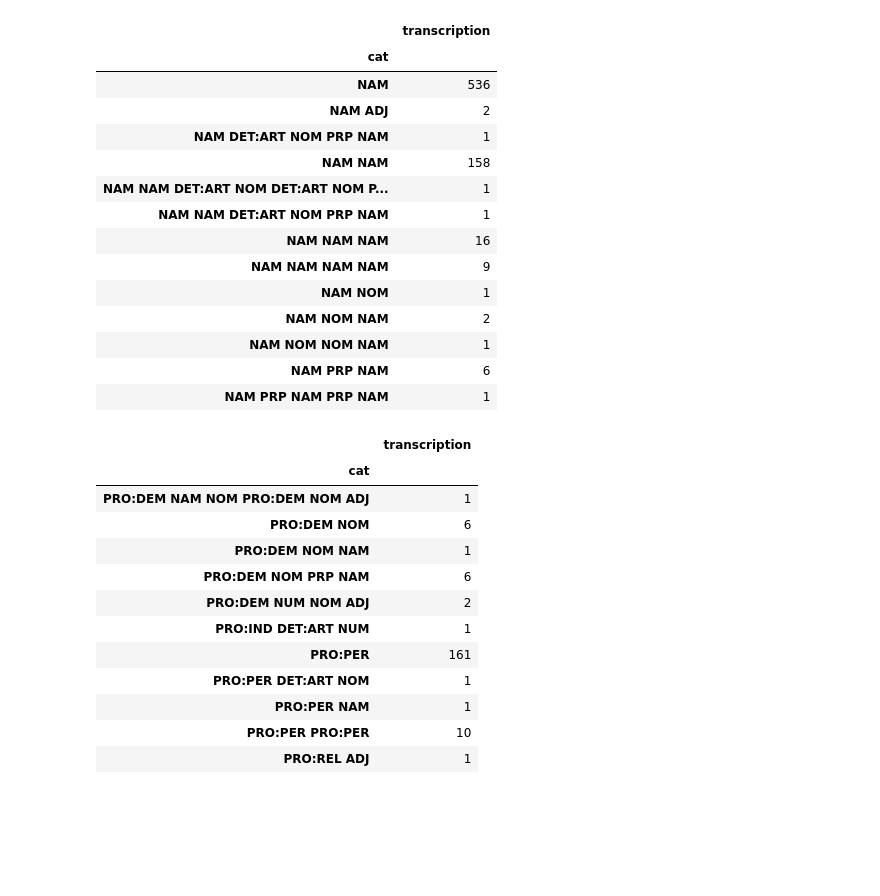
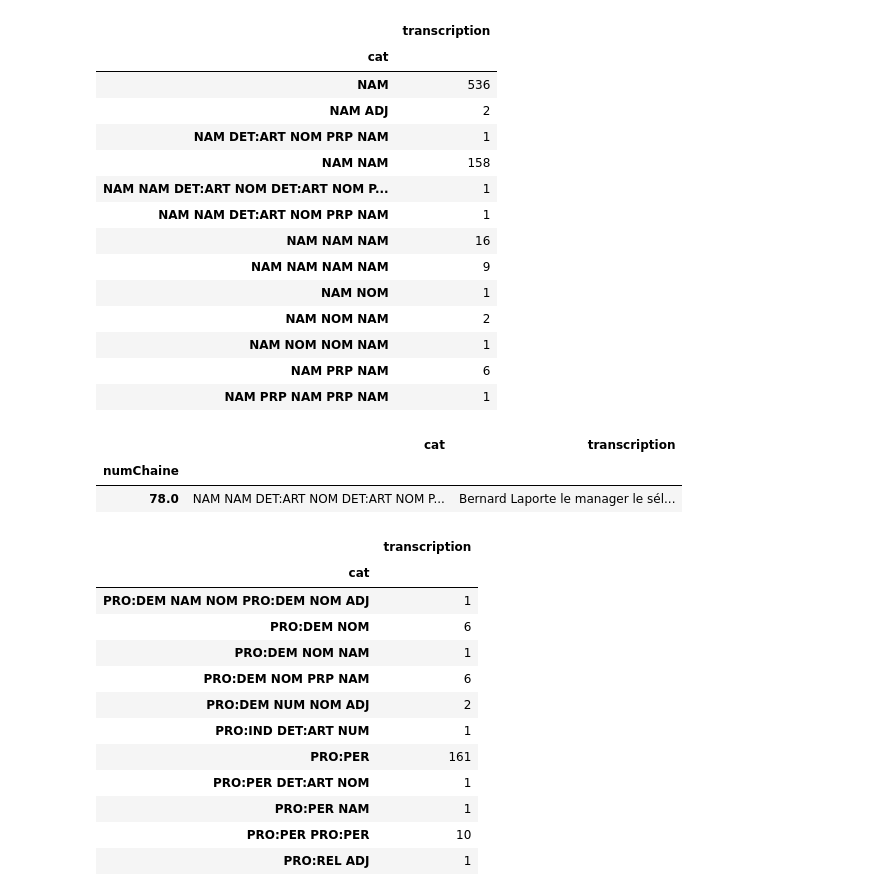
Before and after one commit to gboye/AMBK-SportsCom, a Jupyter notebook: Chaines/Chaines-Tables.ipynb, the cells around one changed output. Cells and saved outputs as stored; diff of their text form; code cells hidden in the pictures; blank space fills up the shorter version.

Commit message:
Chaines 6/3/26

```diff
--- a/Chaines/Chaines-Tables.ipynb
+++ b/Chaines/Chaines-Tables.ipynb
@@ -158,6 +158,12 @@ dfAnchors.loc[dfAnchors.cat.str.startswith("NAM")].groupby("cat").count()#.sum()
 | NAM NOM NOM NAM | 1 |
 | NAM PRP NAM | 6 |
 | NAM PRP NAM PRP NAM | 1 |
+# %%
+dfAnchors.loc[dfAnchors.cat=="NAM NAM DET:ART NOM DET:ART NOM PRP PRO:DEM NOM PRP NAM"]
+# %% [output]
+|  | cat | transcription |
+| numChaine |  |  |
+| 78.0 | NAM NAM DET:ART NOM DET:ART NOM P... | Bernard Laporte le manager le sél... |
 # %%
 dfAnchors.loc[dfAnchors.cat.str.startswith("PRO")].groupby("cat").count()#.sum()
 # %% [output]
```
